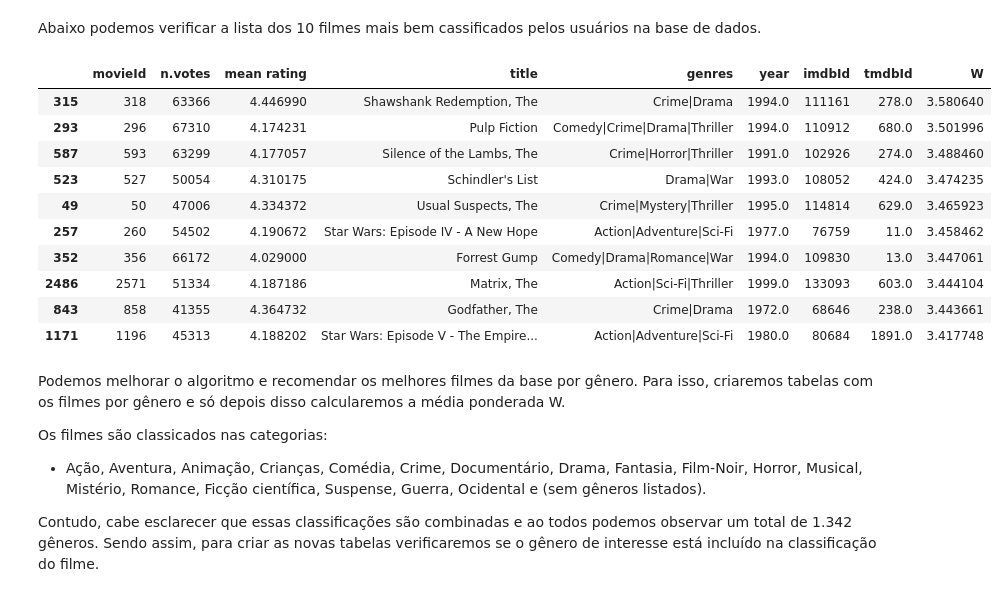
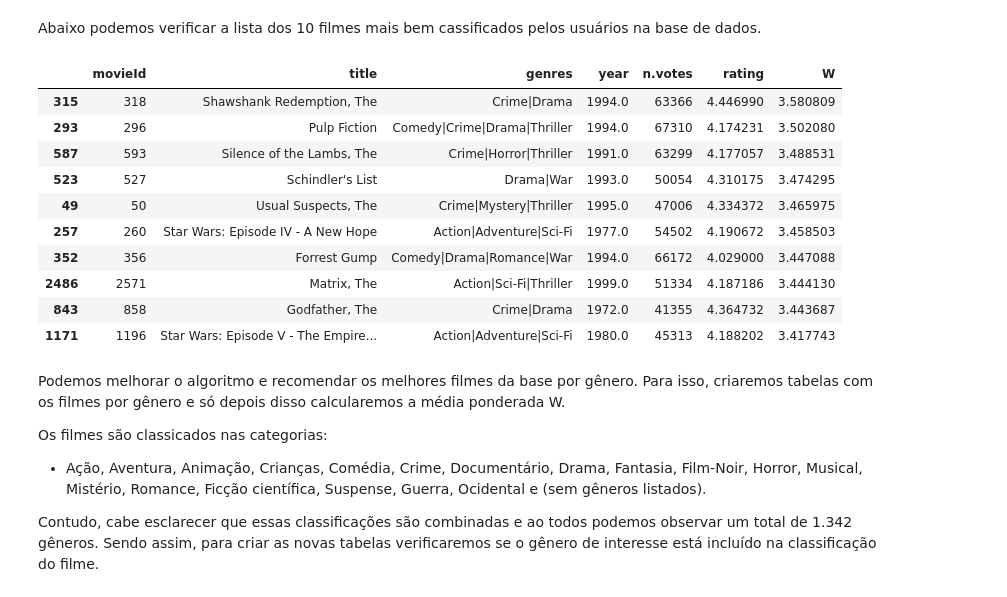
Before and after one commit to SamaraAlves/ProjetoElo7, a Jupyter notebook: Projeto ELO7.ipynb, the cells around one changed output. Drawn from its saved outputs; the diff is of its cells as text; code cells hidden in the pictures.

```diff
--- a/Projeto ELO7.ipynb
+++ b/Projeto ELO7.ipynb
@@ -62,8 +64,8 @@ warnings.filterwarnings("ignore", category = UserWarning, module = "matplotlib")
 from IPython import get_ipython
 get_ipython().run_line_magic('matplotlib', 'inline')
 # %%
-# path = '/Users/sabrinaalvarez/Desktop/Projects/ml-20m'
-path = 'C:\Users\samara.alves\Desktop\ml-20m\ml-20m'
+path = '/Users/sabrinaalvarez/Desktop/Projects/ml-20m'
+# path = 'C:\Users\samara.alves\Desktop\ml-20m\ml-20m'
 # %%
 movies = pd.read_csv(path + '/movies.csv', sep=',',  encoding="utf-8")
 # %%
@@ -158,0 +157,4 @@ ratings.dropna(inplace=True)
+# %%
+tabel_agg_movieId = tabel_agg(movie_rating)
+tabel_agg_movieId.reset_index(inplace=True)
+display(tabel_agg_movieId.head())
@@ -363,11 +439,11 @@ Definimos ser o valor de m o percentil 95% das classificações.
 # %%
 def indice_W(df, quantile):
     W = []
-    C = np.mean(df['mean rating'])
+    C = np.mean(df['rating'])
     m = df.quantile(quantile)[0]
     index_list = df.index.values
     for index in index_list:
-        R = df['mean rating'][index]
+        R = df['rating'][index]
         v = df['n.votes'][index]
         frac1 = v/(v + m)
         frac2 = m/(v + m)
@@ -377,23 +453,23 @@ def indice_W(df, quantile):
 quantile = 0.95
 W = indice_W(tabel_agg_movieId, quantile)
 tabel_agg_movieId['W'] = W
-tabela1_top = tabel_agg_movieId.sort_values(by=['W'], ascending=False)
+tabel1_top = tabel_agg_movieId.sort_values(by=['W'], ascending=False)
 # %% [markdown]
 Abaixo podemos verificar a lista dos 10 filmes mais bem cassificados pelos usuários na base de dados.
 # %%
-display(tabela1_top.head(10))
+display(tabel1_top.head(10))
 # %% [output]
-|  | movieId | n.votes | mean rating | title | genres | year | imdbId | tmdbId | W |
-| 315 | 318 | 63366 | 4.446990 | Shawshank Redemption, The | Crime|Drama | 1994.0 | 111161 | 278.0 | 3.580640 |
-| 293 | 296 | 67310 | 4.174231 | Pulp Fiction | Comedy|Crime|Drama|Thriller | 1994.0 | 110912 | 680.0 | 3.501996 |
-| 587 | 593 | 63299 | 4.177057 | Silence of the Lambs, The | Crime|Horror|Thriller | 1991.0 | 102926 | 274.0 | 3.488460 |
-| 523 | 527 | 50054 | 4.310175 | Schindler's List | Drama|War | 1993.0 | 108052 | 424.0 | 3.474235 |
-| 49 | 50 | 47006 | 4.334372 | Usual Suspects, The | Crime|Mystery|Thriller | 1995.0 | 114814 | 629.0 | 3.465923 |
-| 257 | 260 | 54502 | 4.190672 | Star Wars: Episode IV - A New Hope | Action|Adventure|Sci-Fi | 1977.0 | 76759 | 11.0 | 3.458462 |
-| 352 | 356 | 66172 | 4.029000 | Forrest Gump | Comedy|Drama|Romance|War | 1994.0 | 109830 | 13.0 | 3.447061 |
-| 2486 | 2571 | 51334 | 4.187186 | Matrix, The | Action|Sci-Fi|Thriller | 1999.0 | 133093 | 603.0 | 3.444104 |
-| 843 | 858 | 41355 | 4.364732 | Godfather, The | Crime|Drama | 1972.0 | 68646 | 238.0 | 3.443661 |
-| 1171 | 1196 | 45313 | 4.188202 | Star Wars: Episode V - The Empire... | Action|Adventure|Sci-Fi | 1980.0 | 80684 | 1891.0 | 3.417748 |
+|  | movieId | title | genres | year | n.votes | rating | W |
+| 315 | 318 | Shawshank Redemption, The | Crime|Drama | 1994.0 | 63366 | 4.446990 | 3.580809 |
+| 293 | 296 | Pulp Fiction | Comedy|Crime|Drama|Thriller | 1994.0 | 67310 | 4.174231 | 3.502080 |
+| 587 | 593 | Silence of the Lambs, The | Crime|Horror|Thriller | 1991.0 | 63299 | 4.177057 | 3.488531 |
+| 523 | 527 | Schindler's List | Drama|War | 1993.0 | 50054 | 4.310175 | 3.474295 |
+| 49 | 50 | Usual Suspects, The | Crime|Mystery|Thriller | 1995.0 | 47006 | 4.334372 | 3.465975 |
+| 257 | 260 | Star Wars: Episode IV - A New Hope | Action|Adventure|Sci-Fi | 1977.0 | 54502 | 4.190672 | 3.458503 |
+| 352 | 356 | Forrest Gump | Comedy|Drama|Romance|War | 1994.0 | 66172 | 4.029000 | 3.447088 |
+| 2486 | 2571 | Matrix, The | Action|Sci-Fi|Thriller | 1999.0 | 51334 | 4.187186 | 3.444130 |
+| 843 | 858 | Godfather, The | Crime|Drama | 1972.0 | 41355 | 4.364732 | 3.443687 |
+| 1171 | 1196 | Star Wars: Episode V - The Empire... | Action|Adventure|Sci-Fi | 1980.0 | 45313 | 4.188202 | 3.417743 |
 # %% [markdown]
 Podemos melhorar o algoritmo e recomendar os melhores filmes da base por gênero. Para isso, criaremos tabelas com os filmes por gênero e só depois disso calcularemos a média ponderada W.
 
```
Also changed, not shown: parts of 51 cells of this notebook.
